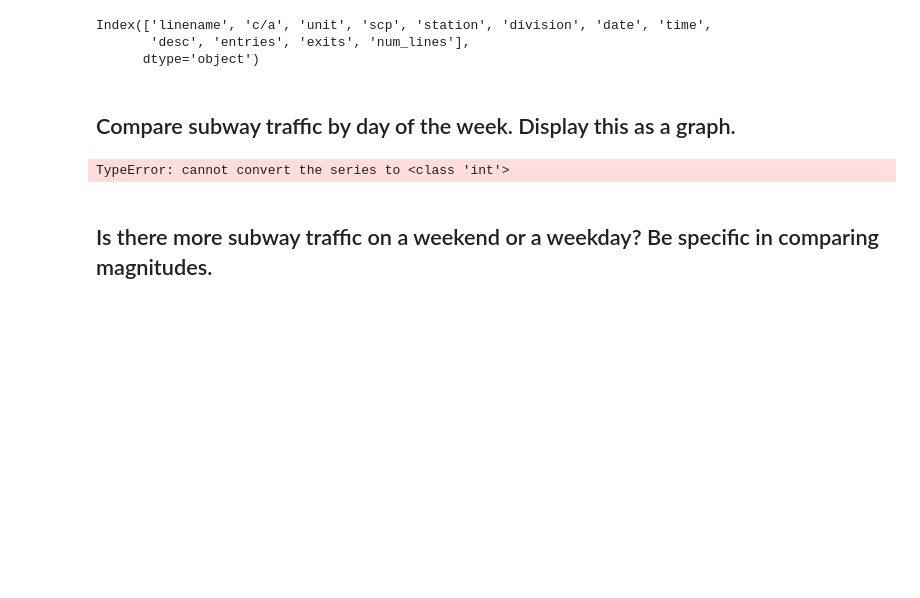
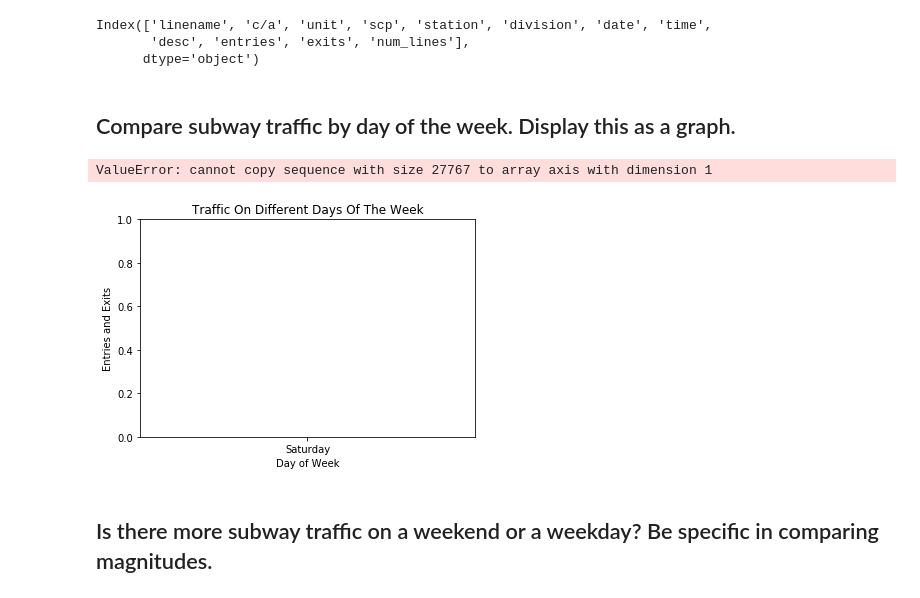
Before and after one commit to georgewillben/dsc-0-03-08-understanding-pandas-series-and-dataframes-lab-online-ds-pt-100118, a Jupyter notebook: index.ipynb, the cells around one changed output. Cells and saved outputs as stored; diff of their text form; code cells hidden in the pictures; blank space fills up the shorter version.

```diff
--- a/index.ipynb
+++ b/index.ipynb
@@ -115,19 +115,20 @@ Index(['linename', 'c/a', 'unit', 'scp', 'station', 'division', 'date', 'time',
 # %%
 #Your code here
 df.date = pd.to_datetime(df.date, format = '%m/%d/%Y')
 df.loc[:,'weekday'] = df.date.dt.day_name()
-df.loc[:,'traffic'] = df.loc[:,'entries'] + int(df.loc[:,'entries'])
+df.loc[:,'traffic'] = df.loc[:,'entries'] + df.loc[:,'entries']
 y = []
 x = df.weekday.unique()
 for day in df.weekday.unique():
     y.append(df.loc[df['weekday']==day,['traffic']])
 plt.title('Traffic on different days of the week'.title())
 plt.ylabel('Entries and Exits')
 plt.xlabel('Day of Week')
 plt.bar(x , y)
 plt.show()
 # %% [output]
-TypeError: cannot convert the series to <class 'int'>
+ValueError: cannot copy sequence with size 27767 to array axis with dimension 1
+[figure, added]
 # %% [markdown]
 ## Is there more subway traffic on a weekend or a weekday?    Be specific in comparing magnitudes.
 # %%
```
